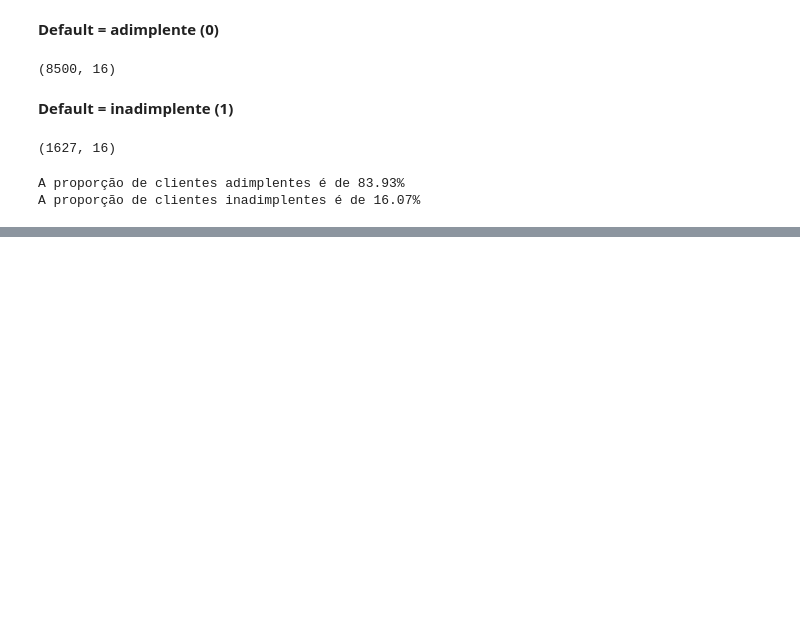
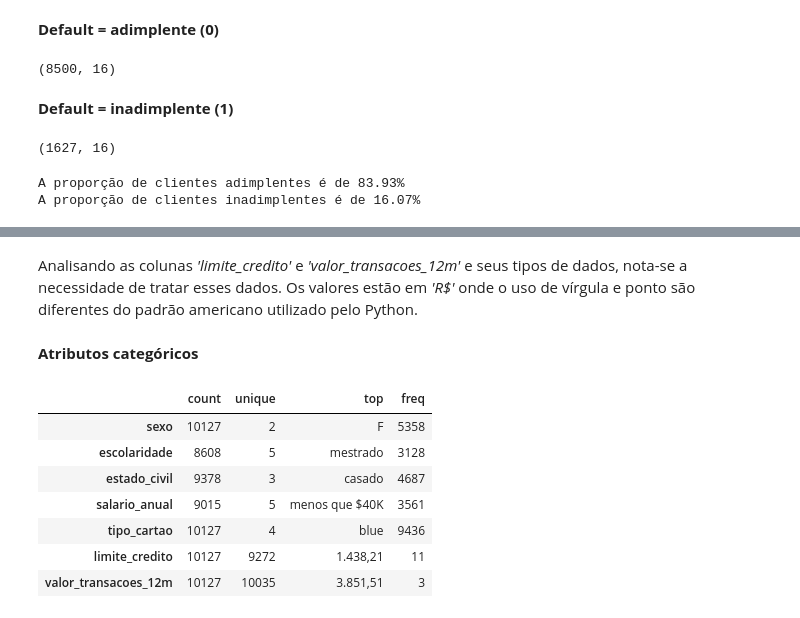
Before and after one commit to narcisonascimento/ebac-python-projeto-final, a Jupyter notebook: ebac-python-projeto-final.ipynb, the cells around one changed output, grey strips where cells are left out. Cells and saved outputs as stored; diff of their text form; code cells hidden in the pictures; blank space fills up the shorter version.

Commit message:
Kaggle Notebook | Ebac Python - Projeto Final | Version 6

```diff
--- a/ebac-python-projeto-final.ipynb
+++ b/ebac-python-projeto-final.ipynb
@@ -75,0 +109,16 @@ A proporção de clientes inadimplentes é de 16.07%
+# %% [markdown]
+Analisando as colunas *'limite_credito'* e *'valor_transacoes_12m'* e seus tipos de dados, nota-se a necessidade de tratar esses dados.
+Os valores estão em *'R$'* onde o uso de vírgula e ponto são diferentes do padrão americano utilizado pelo Python.
+# %% [markdown]
+**Atributos categóricos**
+# %%
+df.select_dtypes('object').describe().transpose()
+# %% [output]
+|  | count | unique | top | freq |
+| sexo | 10127 | 2 | F | 5358 |
+| escolaridade | 8608 | 5 | mestrado | 3128 |
+| estado_civil | 9378 | 3 | casado | 4687 |
+| salario_anual | 9015 | 5 | menos que $40K | 3561 |
+| tipo_cartao | 10127 | 4 | blue | 9436 |
+| limite_credito | 10127 | 9272 | 1.438,21 | 11 |
+| valor_transacoes_12m | 10127 | 10035 | 3.851,51 | 3 |
```
Also changed, not shown: parts of 13 cells of this notebook.
